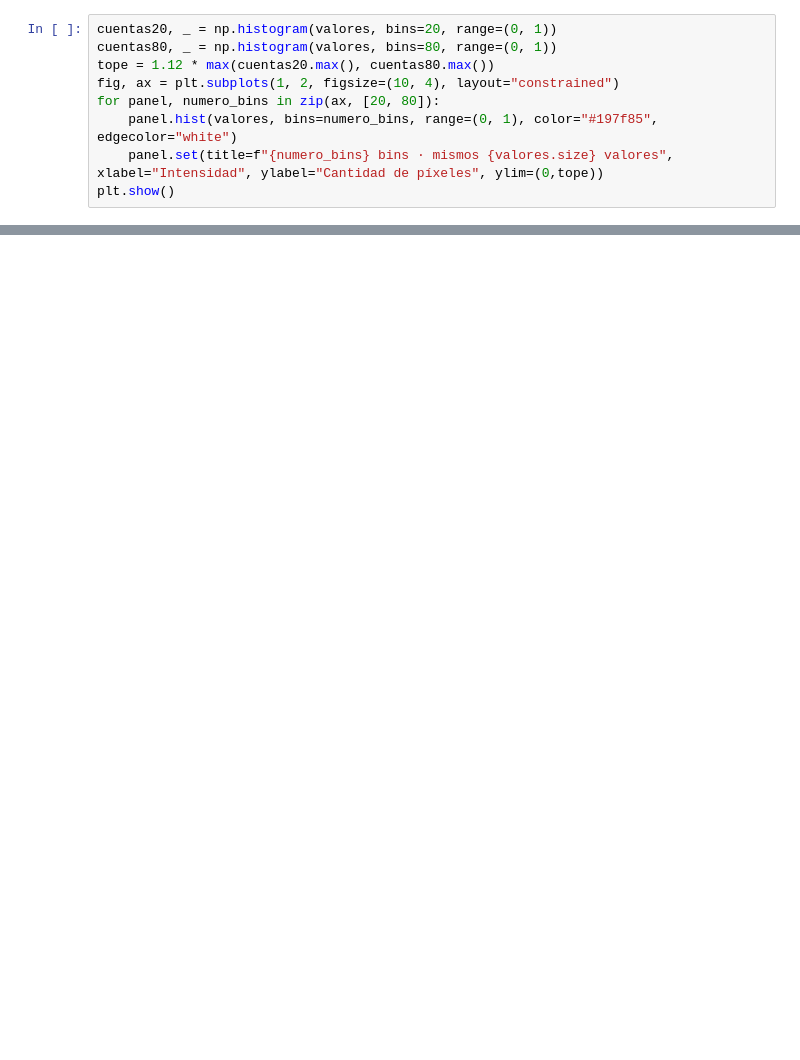
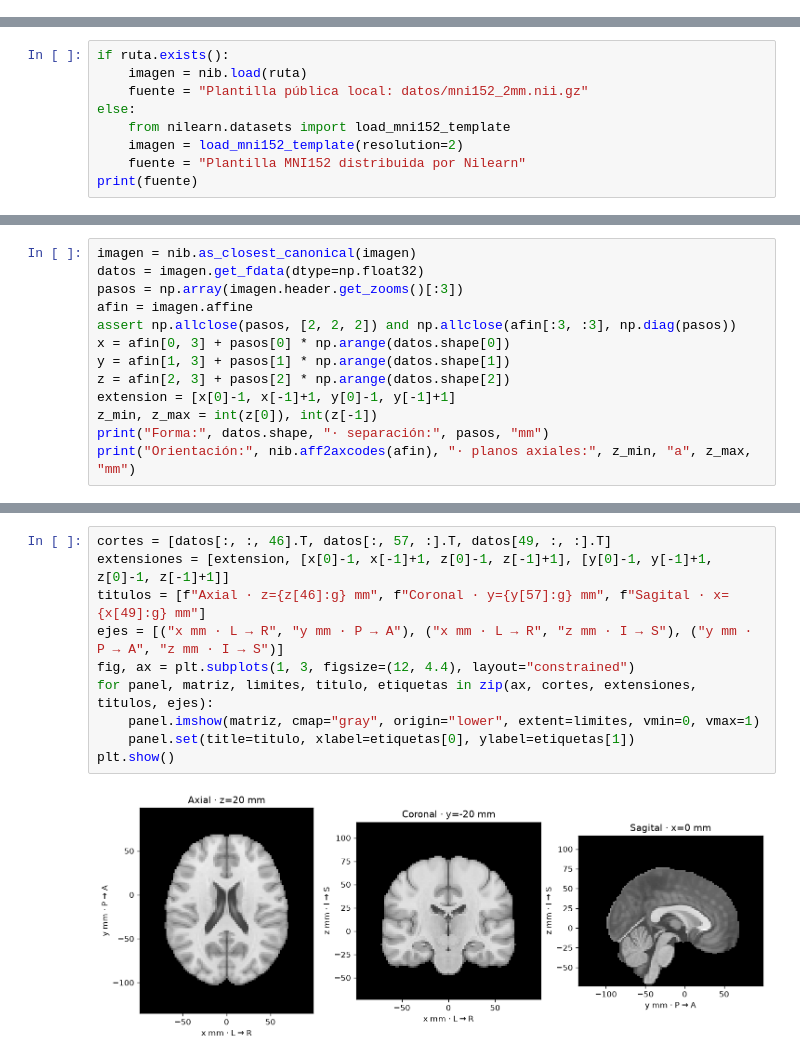
Before and after one commit to FisikMedik/taller-imagenes-medicas-python, a Jupyter notebook: Taller_imagenes_medicas.ipynb, the cells around one changed output, grey strips where cells are left out. Drawn from its saved outputs; the diff is of its cells as text; blank space fills up the shorter version.

```diff
--- a/Taller_imagenes_medicas.ipynb
+++ b/Taller_imagenes_medicas.ipynb
@@ -404,9 +0,0 @@ Con más bins vemos más detalle, pero cada barra agrupa menos valores. Para com
-# %%
-cuentas20, _ = np.histogram(valores, bins=20, range=(0, 1))
-cuentas80, _ = np.histogram(valores, bins=80, range=(0, 1))
-tope = 1.12 * max(cuentas20.max(), cuentas80.max())
-fig, ax = plt.subplots(1, 2, figsize=(10, 4), layout="constrained")
-for panel, numero_bins in zip(ax, [20, 80]):
-    panel.hist(valores, bins=numero_bins, range=(0, 1), color="#197f85", edgecolor="white")
-    panel.set(title=f"{numero_bins} bins · mismos {valores.size} valores", xlabel="Intensidad", ylabel="Cantidad de píxeles", ylim=(0,tope))
-plt.show()
@@ -490,0 +55,9 @@ Imagina un mapa de altura: una curva de nivel une puntos con **la misma altura**
+# %%
+if ruta.exists():
+    imagen = nib.load(ruta)
+    fuente = "Plantilla pública local: datos/mni152_2mm.nii.gz"
+else:
+    from nilearn.datasets import load_mni152_template
+    imagen = load_mni152_template(resolution=2)
+    fuente = "Plantilla MNI152 distribuida por Nilearn"
+print(fuente)
@@ -490,0 +72,13 @@ Imagina un mapa de altura: una curva de nivel une puntos con **la misma altura**
+# %%
+imagen = nib.as_closest_canonical(imagen)
+datos = imagen.get_fdata(dtype=np.float32)
+pasos = np.array(imagen.header.get_zooms()[:3])
+afin = imagen.affine
+assert np.allclose(pasos, [2, 2, 2]) and np.allclose(afin[:3, :3], np.diag(pasos))
+x = afin[0, 3] + pasos[0] * np.arange(datos.shape[0])
+y = afin[1, 3] + pasos[1] * np.arange(datos.shape[1])
+z = afin[2, 3] + pasos[2] * np.arange(datos.shape[2])
+extension = [x[0]-1, x[-1]+1, y[0]-1, y[-1]+1]
+z_min, z_max = int(z[0]), int(z[-1])
+print("Forma:", datos.shape, "· separación:", pasos, "mm")
+print("Orientación:", nib.aff2axcodes(afin), "· planos axiales:", z_min, "a", z_max, "mm")
@@ -490,0 +94,12 @@ Imagina un mapa de altura: una curva de nivel une puntos con **la misma altura**
+# %%
+cortes = [datos[:, :, 46].T, datos[:, 57, :].T, datos[49, :, :].T]
+extensiones = [extension, [x[0]-1, x[-1]+1, z[0]-1, z[-1]+1], [y[0]-1, y[-1]+1, z[0]-1, z[-1]+1]]
+titulos = [f"Axial · z={z[46]:g} mm", f"Coronal · y={y[57]:g} mm", f"Sagital · x={x[49]:g} mm"]
+ejes = [("x mm · L → R", "y mm · P → A"), ("x mm · L → R", "z mm · I → S"), ("y mm · P → A", "z mm · I → S")]
+fig, ax = plt.subplots(1, 3, figsize=(12, 4.4), layout="constrained")
+for panel, matriz, limites, titulo, etiquetas in zip(ax, cortes, extensiones, titulos, ejes):
+    panel.imshow(matriz, cmap="gray", origin="lower", extent=limites, vmin=0, vmax=1)
+    panel.set(title=titulo, xlabel=etiquetas[0], ylabel=etiquetas[1])
+plt.show()
+# %% [output]
+[figure, added]
```
Also changed, not shown: parts of 117 cells of this notebook, 13 other files.
